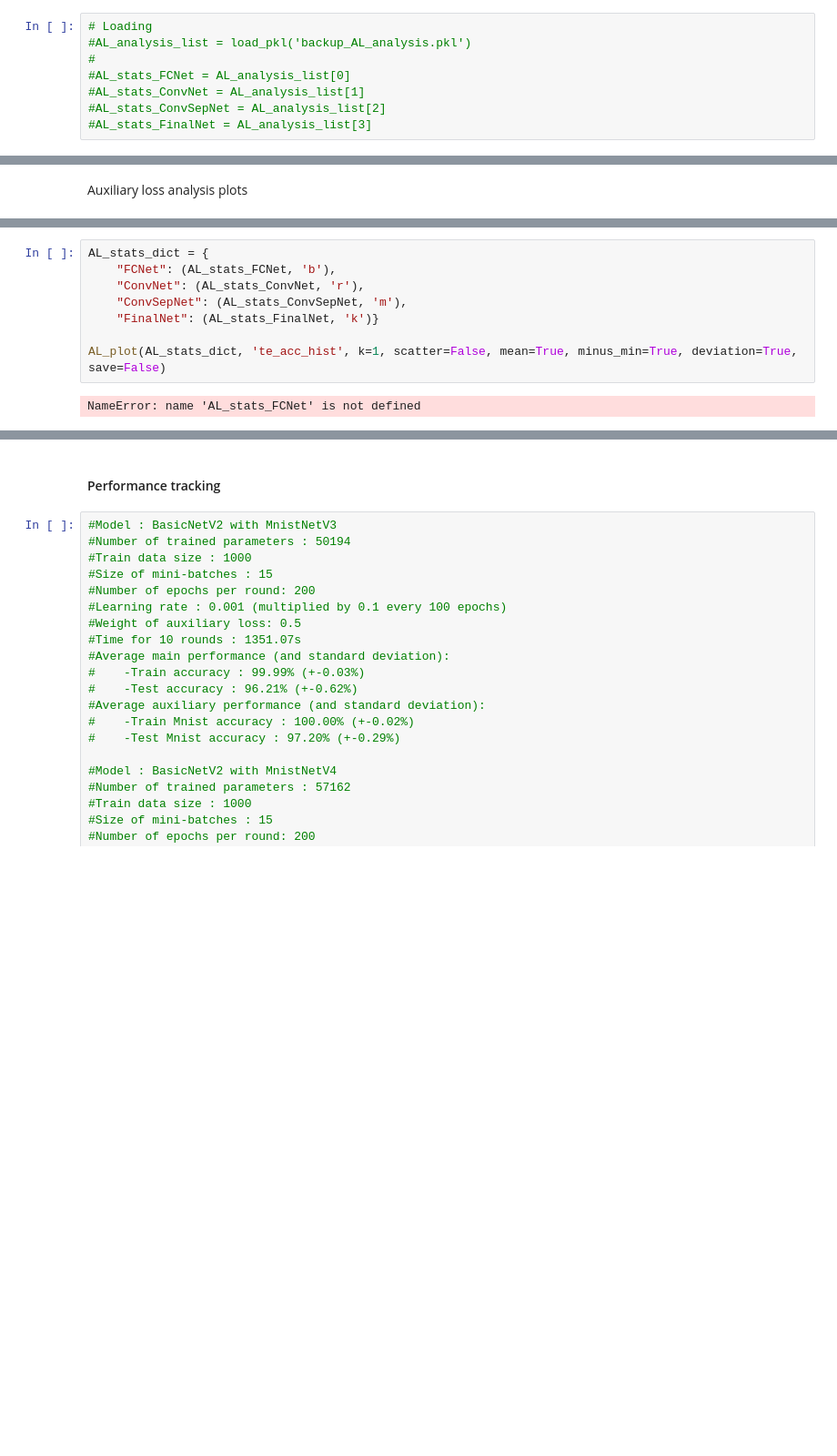
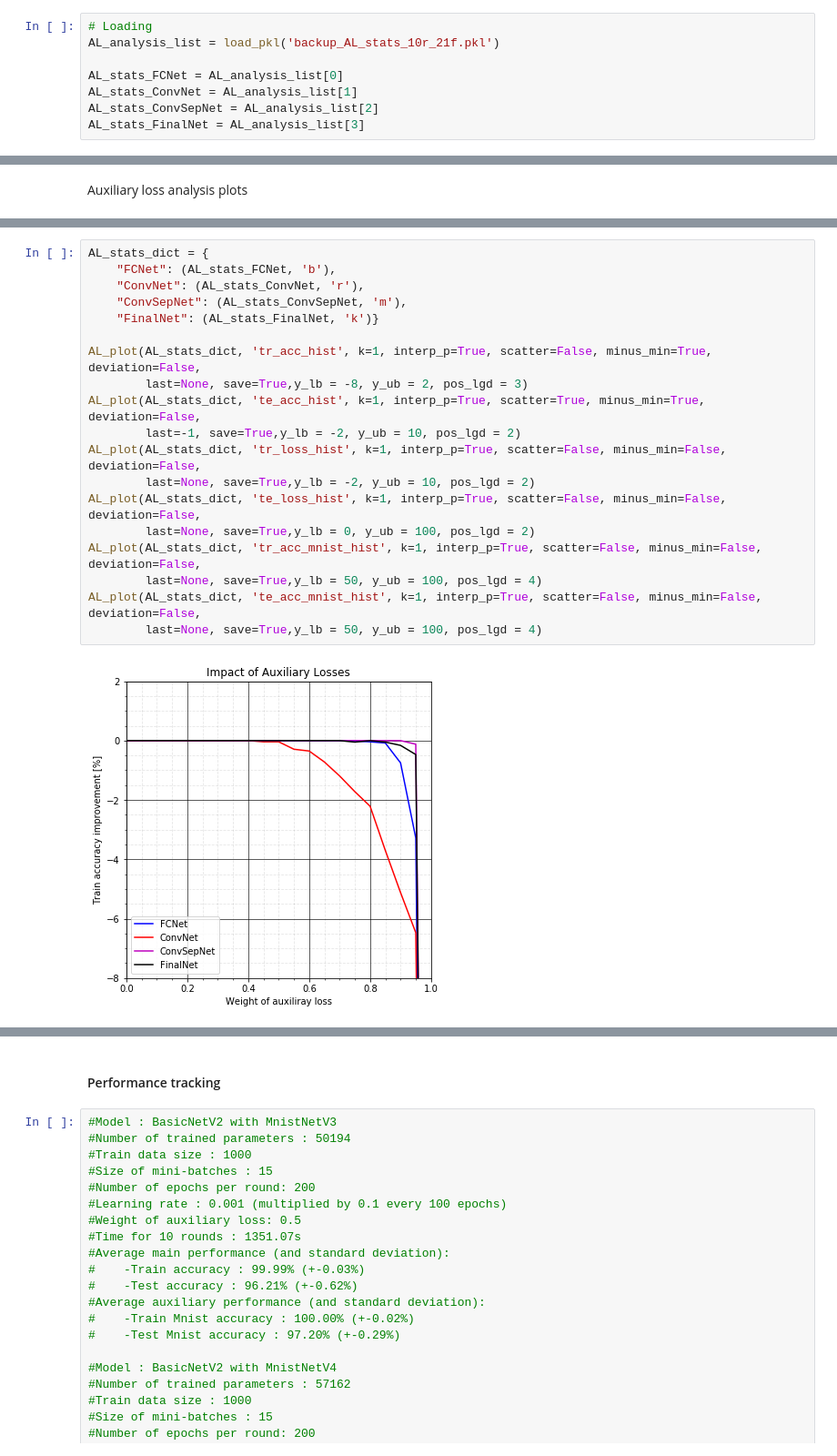
Before and after one commit to sylvainlugeon/deep-learning-projects, a Jupyter notebook: DL_MP1_fred.ipynb, the cells around one changed output, grey strips where cells are left out. Shown at 91% size. Saved outputs shown, nothing was run; the diff lists cells and outputs as text; blank space fills up the shorter version.

```diff
--- a/DL_MP1_fred.ipynb
+++ b/DL_MP1_fred.ipynb
@@ -1098,11 +1099,11 @@ save_pkl(AL_analysis_list, 'backup_AL_analysis.pkl')
 # %%
 # Loading
-#AL_analysis_list = load_pkl('backup_AL_analysis.pkl')
-#
-#AL_stats_FCNet = AL_analysis_list[0]
-#AL_stats_ConvNet = AL_analysis_list[1]
-#AL_stats_ConvSepNet = AL_analysis_list[2]
-#AL_stats_FinalNet = AL_analysis_list[3]
+AL_analysis_list = load_pkl('backup_AL_stats_10r_21f.pkl')
+
+AL_stats_FCNet = AL_analysis_list[0]
+AL_stats_ConvNet = AL_analysis_list[1]
+AL_stats_ConvSepNet = AL_analysis_list[2]
+AL_stats_FinalNet = AL_analysis_list[3]
 # %% [markdown]
 ### Visualization
 # %% [markdown]
@@ -1259,10 +1285,21 @@ def AL_plot(AL_stats_dict, measure, k=1, scatter=False, mean=True, minus_min=Fal
-# %%
-AL_stats_dict = {
-    "FCNet": (AL_stats_FCNet, 'b'),
-    "ConvNet": (AL_stats_ConvNet, 'r'),
-    "ConvSepNet": (AL_stats_ConvSepNet, 'm'),
-    "FinalNet": (AL_stats_FinalNet, 'k')}
-
-AL_plot(AL_stats_dict, 'te_acc_hist', k=1, scatter=False, mean=True, minus_min=True, deviation=True, save=False)
-# %% [output]
-NameError: name 'AL_stats_FCNet' is not defined
+# %%
+AL_stats_dict = {
+    "FCNet": (AL_stats_FCNet, 'b'),
+    "ConvNet": (AL_stats_ConvNet, 'r'),
+    "ConvSepNet": (AL_stats_ConvSepNet, 'm'),
+    "FinalNet": (AL_stats_FinalNet, 'k')}
+
+AL_plot(AL_stats_dict, 'tr_acc_hist', k=1, interp_p=True, scatter=False, minus_min=True, deviation=False,
+        last=None, save=True,y_lb = -8, y_ub = 2, pos_lgd = 3)
+AL_plot(AL_stats_dict, 'te_acc_hist', k=1, interp_p=True, scatter=True, minus_min=True, deviation=False,
+        last=-1, save=True,y_lb = -2, y_ub = 10, pos_lgd = 2)
+AL_plot(AL_stats_dict, 'tr_loss_hist', k=1, interp_p=True, scatter=False, minus_min=False, deviation=False,
+        last=None, save=True,y_lb = -2, y_ub = 10, pos_lgd = 2)
+AL_plot(AL_stats_dict, 'te_loss_hist', k=1, interp_p=True, scatter=False, minus_min=False, deviation=False,
+        last=None, save=True,y_lb = 0, y_ub = 100, pos_lgd = 2)
+AL_plot(AL_stats_dict, 'tr_acc_mnist_hist', k=1, interp_p=True, scatter=False, minus_min=False, deviation=False,
+        last=None, save=True,y_lb = 50, y_ub = 100, pos_lgd = 4)
+AL_plot(AL_stats_dict, 'te_acc_mnist_hist', k=1, interp_p=True, scatter=False, minus_min=False, deviation=False,
+        last=None, save=True,y_lb = 50, y_ub = 100, pos_lgd = 4)
+# %% [output]
+[figure, added]
```
Also changed, not shown: parts of 11 cells of this notebook, 20 other files.
